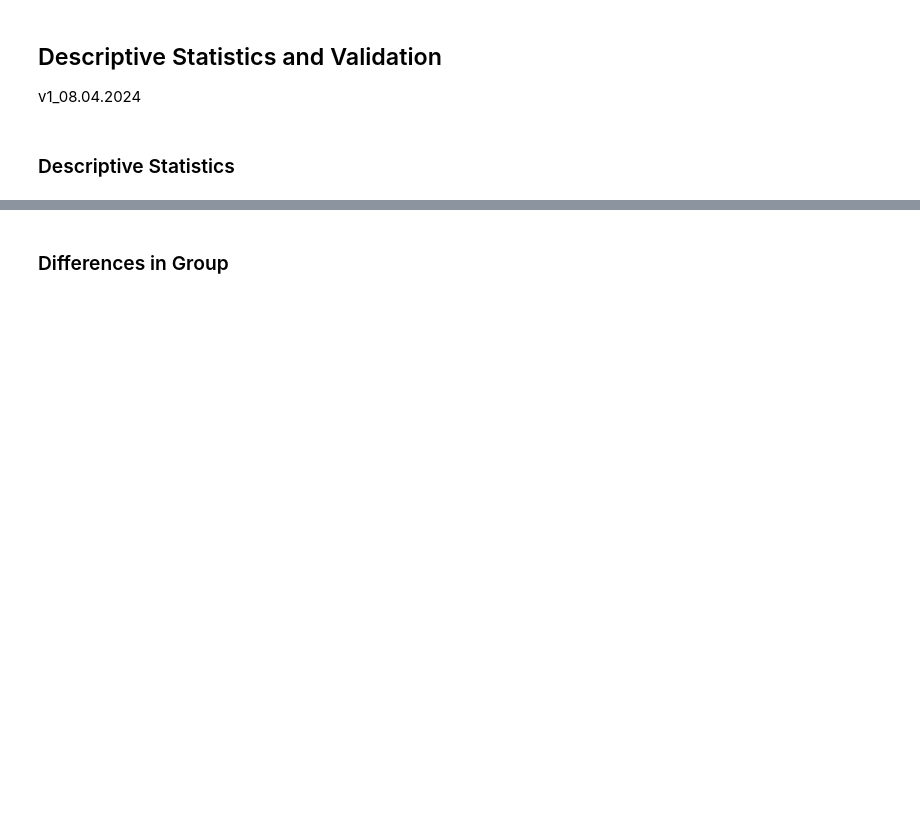
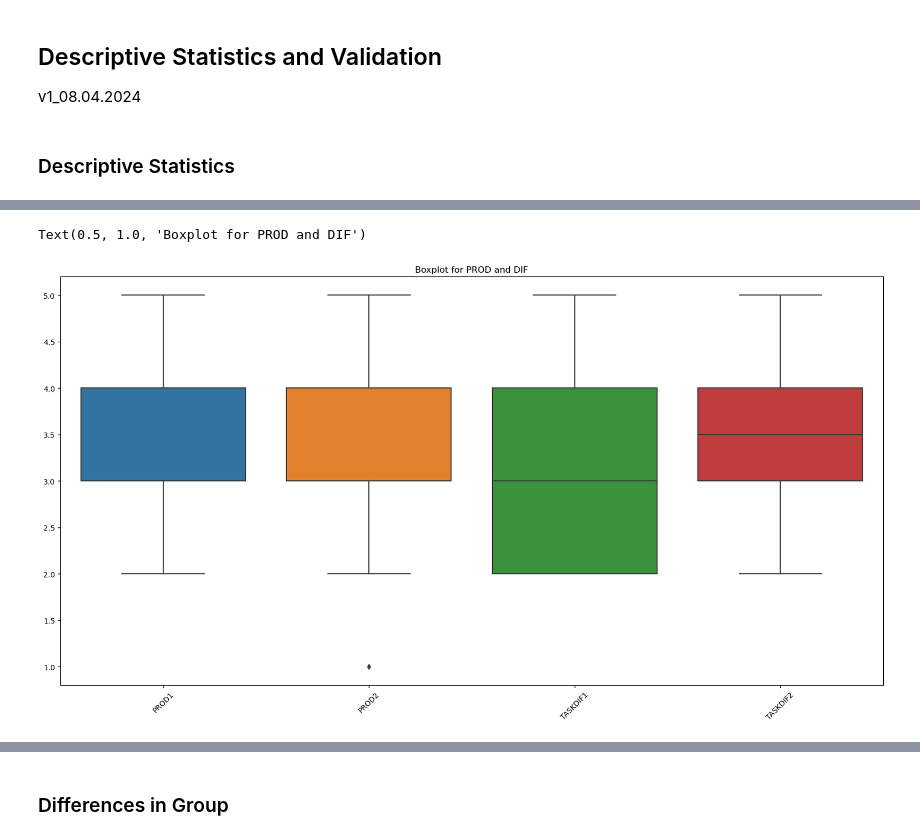
Before and after one commit to franci-03/DataAnalysis, a Jupyter notebook: 03_Validation/validation-analysis.ipynb, the cells around one changed output, grey strips where cells are left out. Drawn from its saved outputs; the diff is of its cells as text; code cells hidden in the pictures; blank space fills up the shorter version.

```diff
--- a/03_Validation/validation-analysis.ipynb
+++ b/03_Validation/validation-analysis.ipynb
@@ -181,0 +142,9 @@ print("\nKurtosis:\n", kurtosis_values)
+# %%
+# Boxplots variables that could be used as controls
+plt.figure(figsize=(20, 10))
+sns.boxplot(data=data[['PROD1', 'PROD2', 'TASKDIF1', 'TASKDIF2']])
+plt.xticks(rotation=45)
+plt.title('Boxplot for PROD and DIF')
+# %% [output]
+Text(0.5, 1.0, 'Boxplot for PROD and DIF')
+[figure, added]
```
Also changed, not shown: parts of 56 cells of this notebook.
